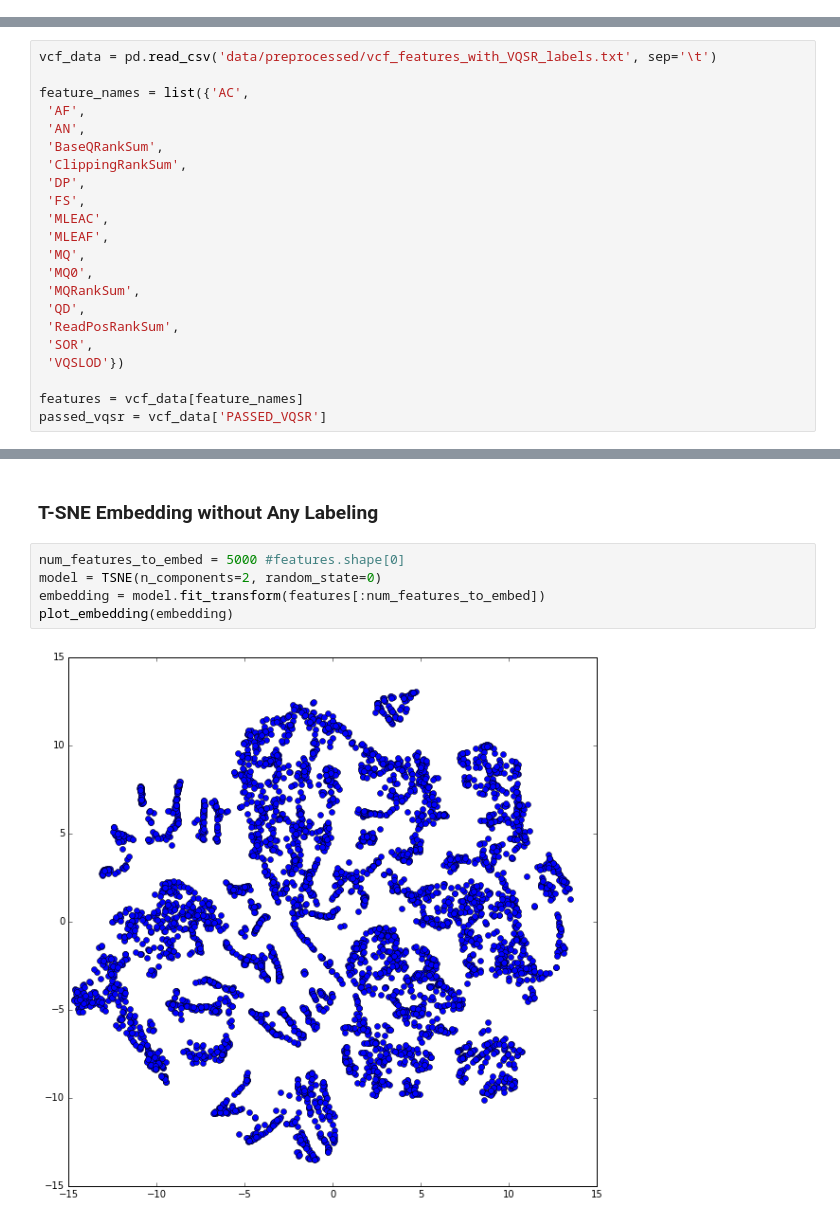
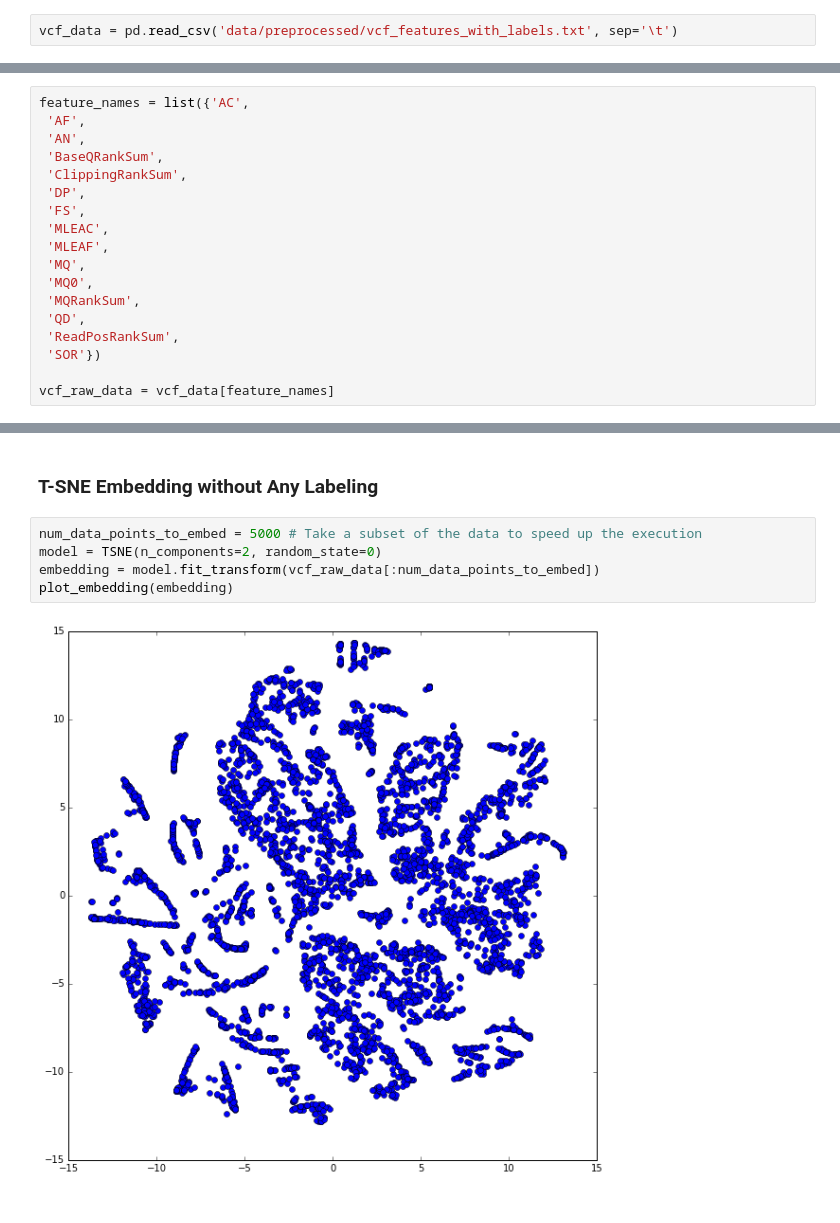
Before and after one commit to nmchaves/variant-call-filter, a Jupyter notebook: visualize_vcf_features.ipynb, the cells around one changed output, grey strips where cells are left out. Saved outputs shown, nothing was run; the diff lists cells and outputs as text.

Commit message:
Update tsne embedding

```diff
--- a/visualize_vcf_features.ipynb
+++ b/visualize_vcf_features.ipynb
@@ -7,3 +7,5 @@ import pandas as pd
 import matplotlib.pyplot as plt
 # %% [markdown]
 ## Read in the Data
+# %%
+vcf_data = pd.read_csv('data/preprocessed/vcf_features_with_labels.txt', sep='\t')
@@ -10,6 +14,4 @@ import matplotlib.pyplot as plt
 # %%
-vcf_data = pd.read_csv('data/preprocessed/vcf_features_with_VQSR_labels.txt', sep='\t')
-
 feature_names = list({'AC',
  'AF',
  'AN',
@@ -24,11 +26,9 @@ feature_names = list({'AC',
  'MQRankSum',
  'QD',
  'ReadPosRankSum',
- 'SOR',
- 'VQSLOD'})
+ 'SOR'})
 
-features = vcf_data[feature_names]
-passed_vqsr = vcf_data['PASSED_VQSR']
+vcf_raw_data = vcf_data[feature_names]
 # %% [markdown]
 ## Data Visualization Using T-SNE
 # %%
@@ -49,9 +46,9 @@ def plot_embedding(embedding):
 # %% [markdown]
 ### T-SNE Embedding without Any Labeling
 # %%
-num_features_to_embed = 5000 #features.shape[0]
+num_data_points_to_embed = 5000 # Take a subset of the data to speed up the execution
 model = TSNE(n_components=2, random_state=0)
-embedding = model.fit_transform(features[:num_features_to_embed])
+embedding = model.fit_transform(vcf_raw_data[:num_data_points_to_embed])
 plot_embedding(embedding)
 # %% [output]
-[figure, old version]
+[figure, new version]
```
Also changed, not shown: parts of 12 cells of this notebook.
